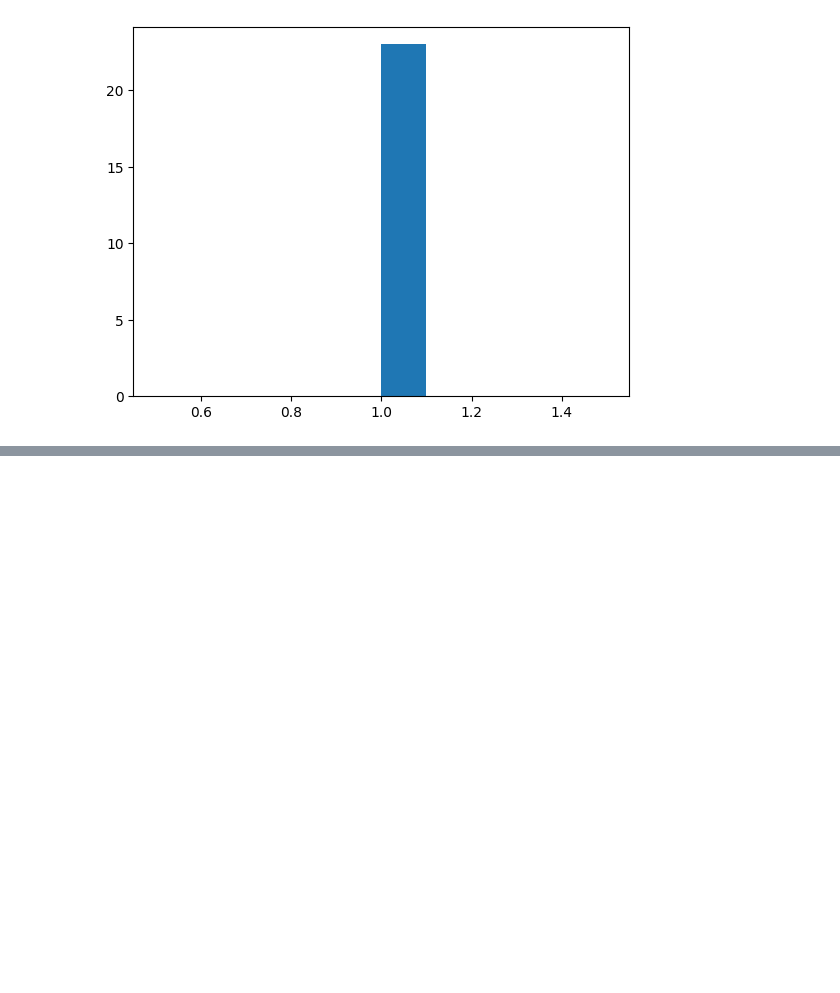
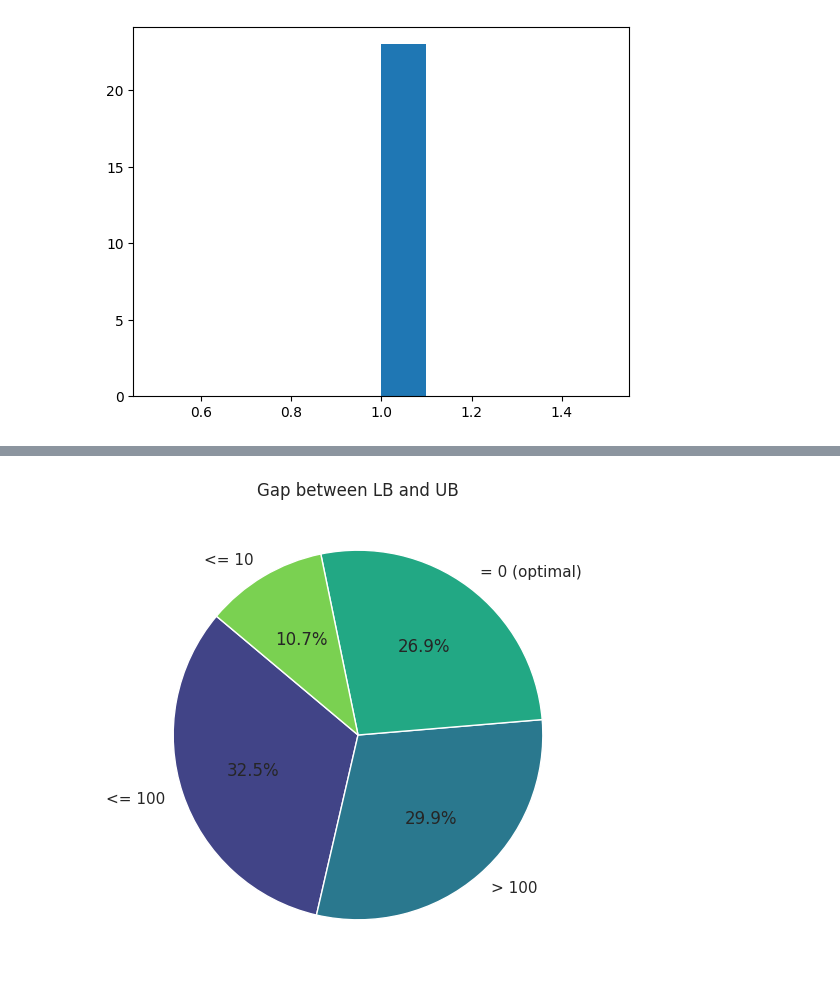
Before and after one commit to elgroselj/FAS, a Jupyter notebook: playground/visualize_chars.ipynb, the cells around one changed output, grey strips where cells are left out. Drawn from its saved outputs; the diff is of its cells as text; code cells hidden in the pictures; blank space fills up the shorter version.

```diff
--- a/playground/visualize_chars.ipynb
+++ b/playground/visualize_chars.ipynb
@@ -183,0 +213,47 @@ np.mean(vals), len(vals)
+# %%
+# df["interval_class"] = "unknown" * len(df)
+# df.loc[df.interval==0, 'interval_class'] = "optimal"
+# df.loc[(df["interval"]>0) & (df.interval<=10), 'interval_class'] = "near optimal"
+# # df[df["interval"] == 0] = "optimal"
+# # df[(df["interval"] > 0) &(df["interval"] <= 10)] = "near optimal"ž
+
+# Initialize the 'interval_class' column with 'unknown'
+# df["interval_class"] = "unknown"
+def f(x):
+    if x == 0:
+        return "= 0 (optimal)"
+    if x <= 10:
+        return "<= 10"
+    if x <= 100:
+        return "<= 100"
+    return "> 100"
+
+# # Assign 'optimal' to rows where 'interval' is 0
+# df.loc[df["interval"] == 0, 'interval_class'] = "optimal"
+
+# # Assign 'near optimal' to rows where 'interval' is greater than 0 and less than or equal to 10
+# df.loc[(df["interval"] > 0) & (df["interval"] <= 10), 'interval_class'] = "near optimal"
+
+# # Display the DataFrame to check the results
+# print(df)
+
+df["interval_class"] = df["interval"].apply(f)
+# %%
+
+category_counts = df['interval_class'].value_counts()
+
+# Apply a Seaborn theme
+sns.set_theme()
+
+# Create the pie chart
+plt.figure(figsize=(8, 6))
+plt.pie(category_counts, labels=category_counts.index, autopct='%1.1f%%', startangle=140, colors=sns.color_palette('viridis', len(category_counts)))
+
+# Add a title
+plt.title('Gap between LB and UB')
+
+# Show the plot
+plt.savefig("../images/LB_UB_pie.svg")
+plt.show()
+# %% [output]
+[figure, added]
```
Also changed, not shown: parts of 11 cells of this notebook, 4 other files.
